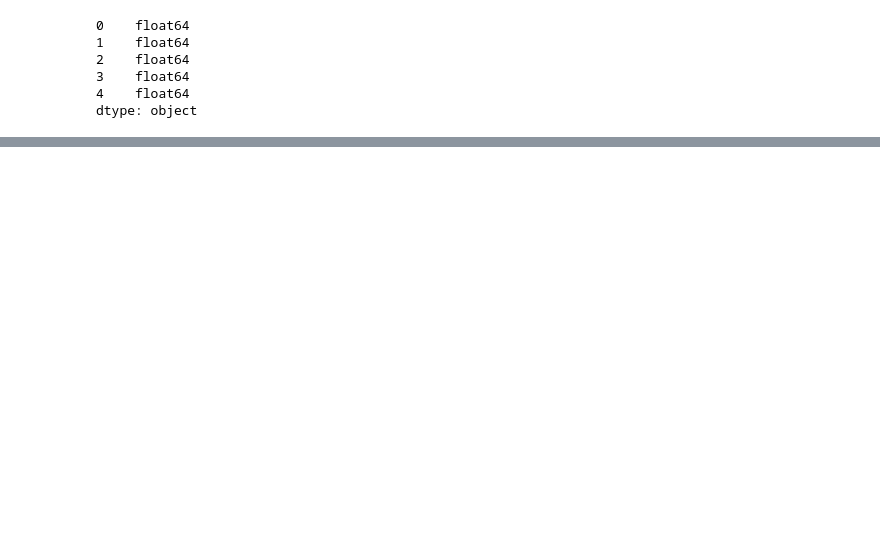
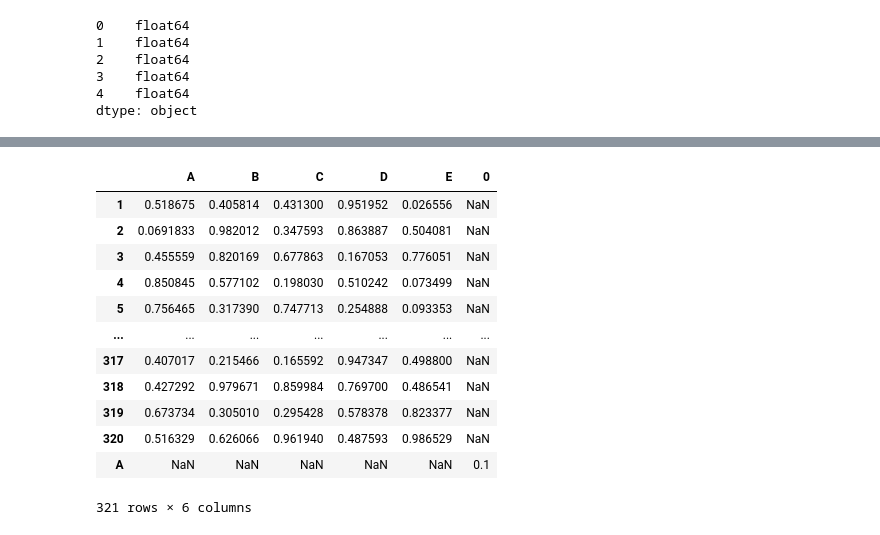
Before and after one commit to androidajeet/JupyterNotebook, a Jupyter notebook: Pandas_NB.ipynb, the cells around one changed output, grey strips where cells are left out. Saved outputs shown, nothing was run; the diff lists cells and outputs as text; code cells hidden in the pictures; blank space fills up the shorter version.

```diff
--- a/Pandas_NB.ipynb
+++ b/Pandas_NB.ipynb
@@ -164,0 +229,2 @@ dtype: object
+# %%
+df[0][0]=0.34
@@ -164,0 +439,5 @@ dtype: object
+# %%
+#this is not recomended way for setting because it is not sure weather pandas will return copy or view, it depends on internal memory management of pandas
+#df2[0][0]=0.0
+#recomended way for setting up values is by loc
+df.loc[0,0]=0.34
@@ -164,0 +453,3 @@ dtype: object
+# %%
+#change the column index name
+df.columns=list("ABCDE")
@@ -164,0 +465,2 @@ dtype: object
+# %%
+df.loc[0,"A"]=0.1
@@ -164,0 +489,16 @@ dtype: object
+# %%
+df.drop(0,axis=0)
+# %% [output]
+|  | A | B | C | D | E | 0 |
+| 1 | 0.518675 | 0.405814 | 0.431300 | 0.951952 | 0.026556 | NaN |
+| 2 | 0.0691833 | 0.982012 | 0.347593 | 0.863887 | 0.504081 | NaN |
+| 3 | 0.455559 | 0.820169 | 0.677863 | 0.167053 | 0.776051 | NaN |
+| 4 | 0.850845 | 0.577102 | 0.198030 | 0.510242 | 0.073499 | NaN |
+| 5 | 0.756465 | 0.317390 | 0.747713 | 0.254888 | 0.093353 | NaN |
+| ... | ... | ... | ... | ... | ... | ... |
+| 317 | 0.407017 | 0.215466 | 0.165592 | 0.947347 | 0.498800 | NaN |
+| 318 | 0.427292 | 0.979671 | 0.859984 | 0.769700 | 0.486541 | NaN |
+| 319 | 0.673734 | 0.305010 | 0.295428 | 0.578378 | 0.823377 | NaN |
+| 320 | 0.516329 | 0.626066 | 0.961940 | 0.487593 | 0.986529 | NaN |
+| A | NaN | NaN | NaN | NaN | NaN | 0.1 |
+321 rows × 6 columns
```
Also changed, not shown: parts of 135 cells of this notebook.
